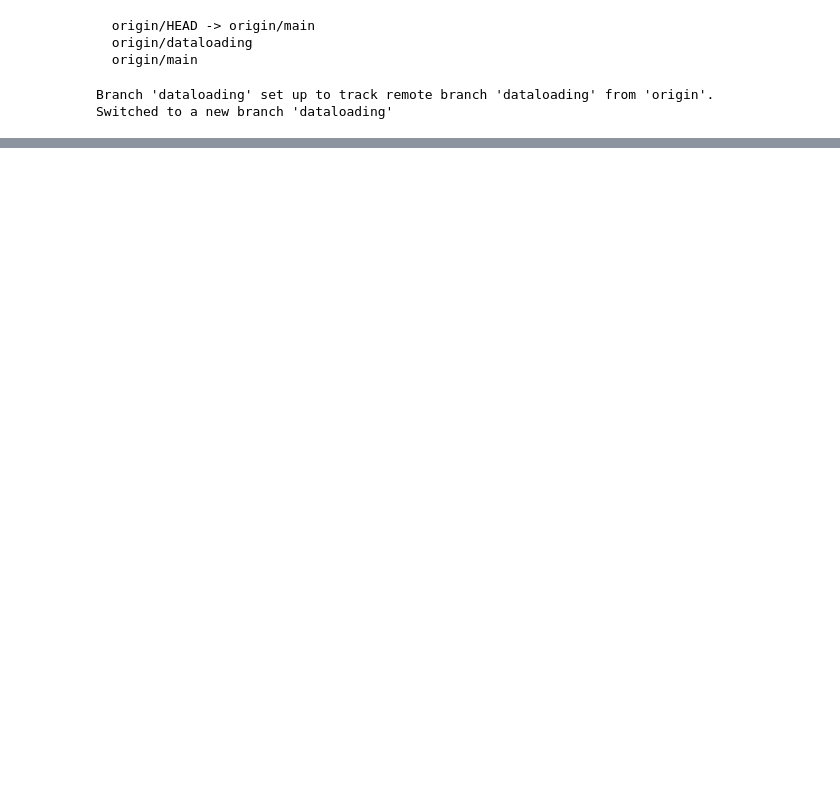
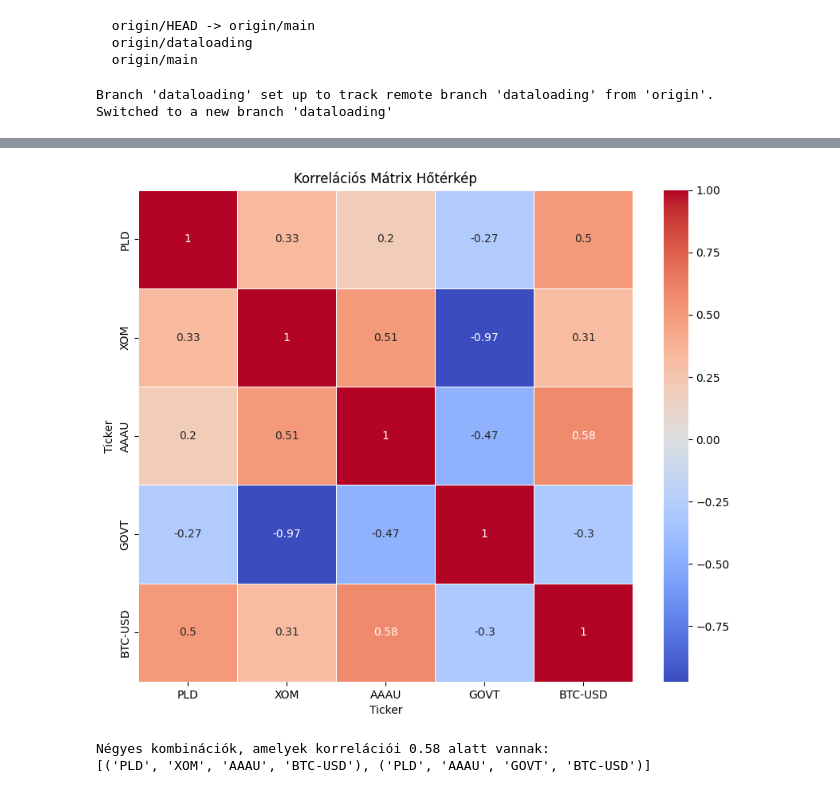
Before and after one commit to datavers/portfolio_idea, a Jupyter notebook: Portfolio.ipynb, the cells around one changed output, grey strips where cells are left out. Cells and saved outputs as stored; diff of their text form; code cells hidden in the pictures; blank space fills up the shorter version.

```diff
--- a/Portfolio.ipynb
+++ b/Portfolio.ipynb
@@ -42,0 +332,8 @@ Switched to a new branch 'dataloading'
+# %%
+df_filtered = top_picks.xs('Close', level=1, axis=1)
+
+# Az oszlopok átnevezése a ticker nevére
+df_filtered.columns = df_filtered.columns.get_level_values(0)
+
+# Eredmény megjelenítése
+print(df_filtered)
@@ -42,0 +382,31 @@ Switched to a new branch 'dataloading'
+# %%
+df_corr_1 = df_filtered.corr()
+# Létrehozzuk a hőtérképet
+plt.figure(figsize=(10, 8))
+sns.heatmap(df_corr_1, annot=True, cmap='coolwarm', linewidths=0.5)
+plt.title('Korrelációs Mátrix Hőtérkép')
+plt.show()
+# %% [output]
+[figure, added]
+# %%
+# Határérték az erős korrelációra
+threshold = 0.6
+
+# Oszlopnevek lekérése
+columns = df_corr_1.columns
+
+# Lehetséges hármas kombinációk létrehozása
+combs = combinations(columns, 4)
+
+# Hármas kombinációk szűrése a korrelációs értékek alapján
+selected_combinations = []
+for comb in combs:
+    if all(abs(df_corr_1.loc[comb[i], comb[j]]) < threshold for i in range(4) for j in range(i+1, 4)):
+        selected_combinations.append(comb)
+
+# Megjelenítjük azokat a hármas kombinációkat, amelyek megfelelnek a feltételnek
+print("Négyes kombinációk, amelyek korrelációi 0.58 alatt vannak:")
+print(selected_combinations)
+# %% [output]
+Négyes kombinációk, amelyek korrelációi 0.58 alatt vannak:
+[('PLD', 'XOM', 'AAAU', 'BTC-USD'), ('PLD', 'AAAU', 'GOVT', 'BTC-USD')]
```
Also changed, not shown: parts of 42 cells of this notebook.
